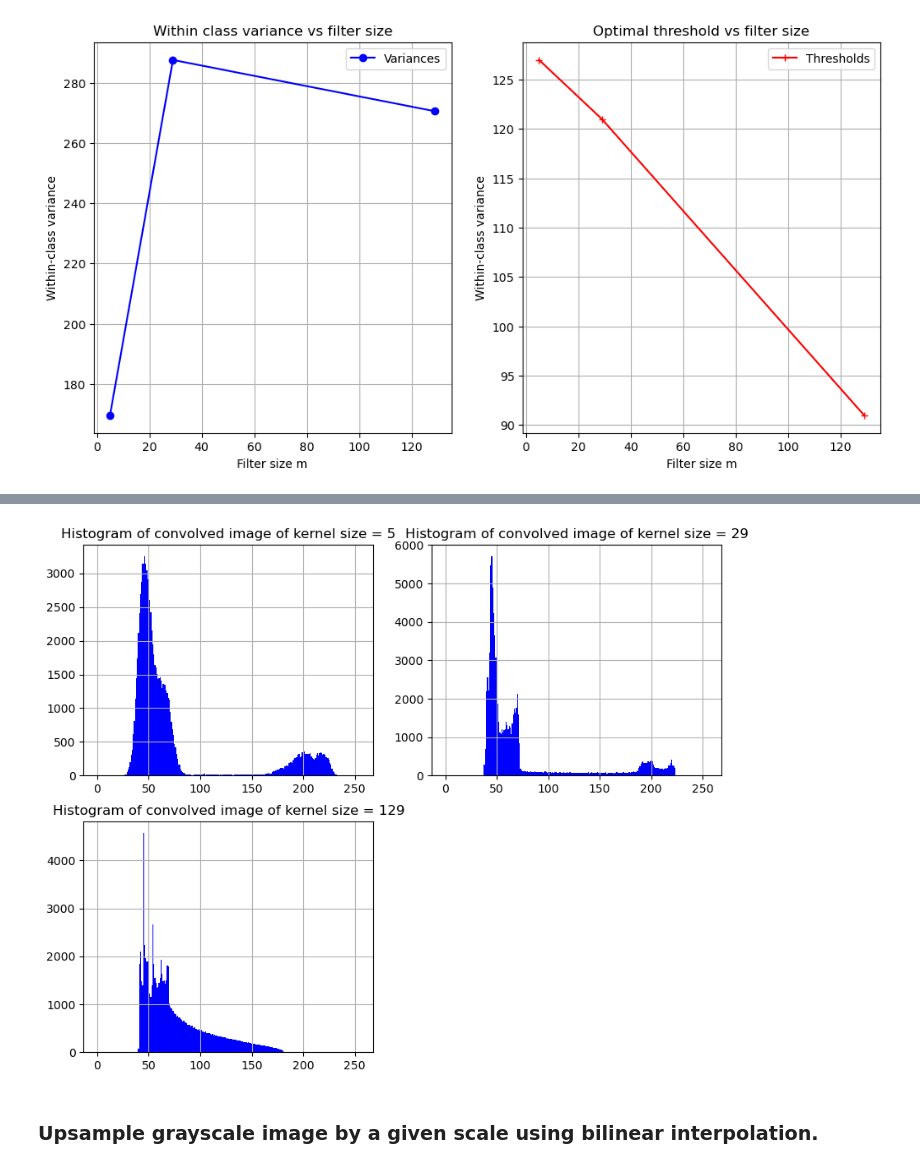
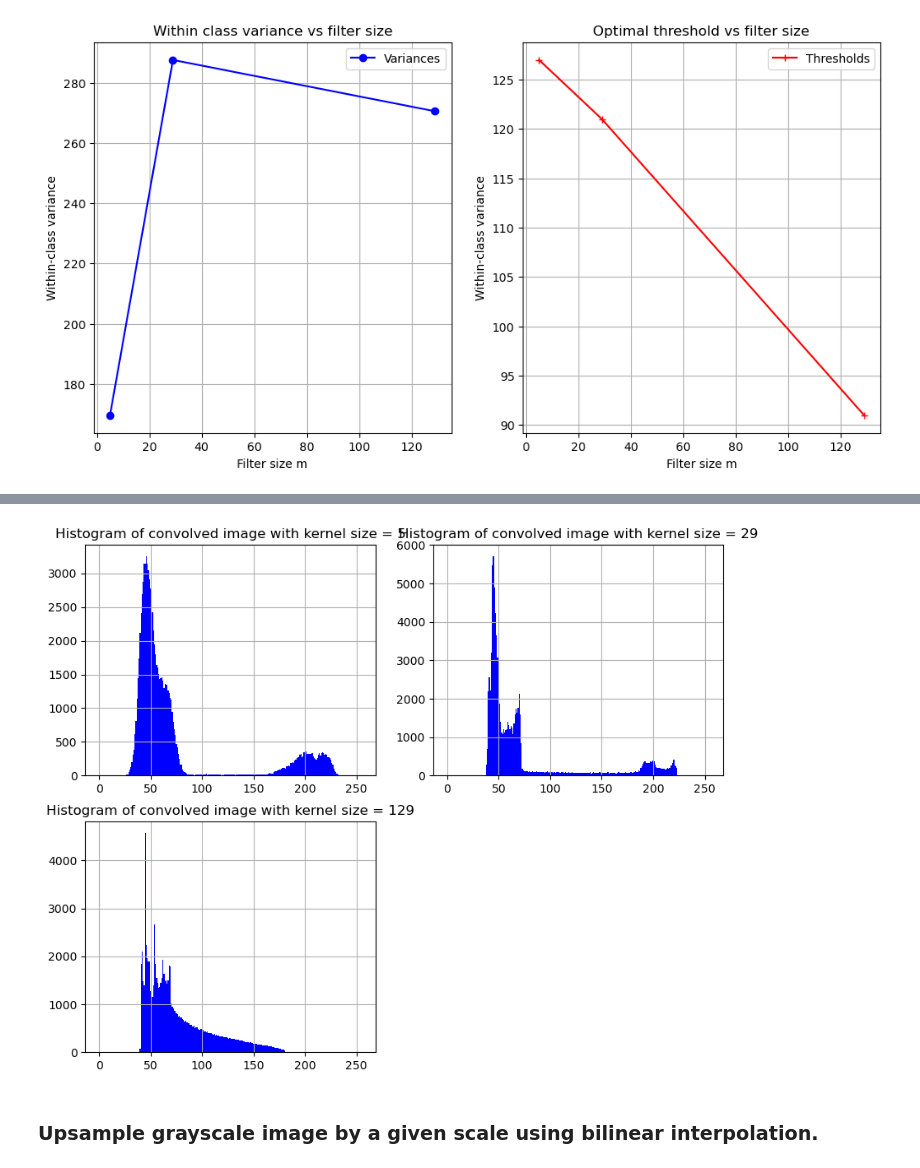
Before and after one commit to Pritam1102/DIP2025, a Jupyter notebook: assignment2.ipynb, the cells around one changed output, grey strips where cells are left out. Saved outputs shown, nothing was run; the diff lists cells and outputs as text; code cells hidden in the pictures.

```diff
--- a/assignment2.ipynb
+++ b/assignment2.ipynb
@@ -169,14 +174,14 @@ plt.show()
 # %%
 plt.figure(figsize=(10,8))
 for i,hist_array in enumerate(hists):
     plt.subplot(2,2,i+1)
     hist, bins=np.histogram(hist_array, bins=256, range=(0,256))
     plt.bar(bins[:-1], hist, width=1, color='blue')
     plt.grid(True)
-    plt.title(f"Histogram of convolved image of kernel size = {kernel_sizes[i]}")
+    plt.title(f"Histogram of convolved image with kernel size = {kernel_sizes[i]}")
 plt.show()
 # %% [output]
-[figure, old version]
+[figure, new version]
 # %% [markdown]
 ###  Upsample grayscale image by a given scale using bilinear interpolation.
 # %%
```
Also changed, not shown: parts of 13 cells of this notebook.
